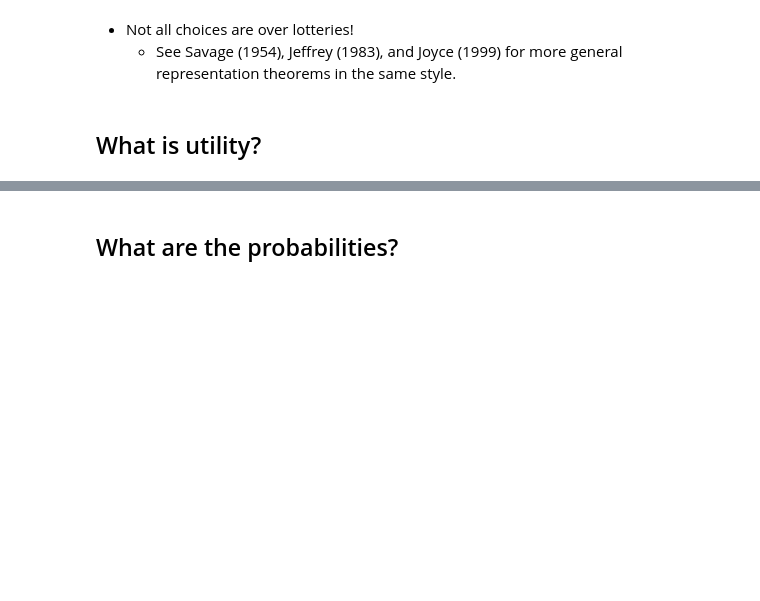
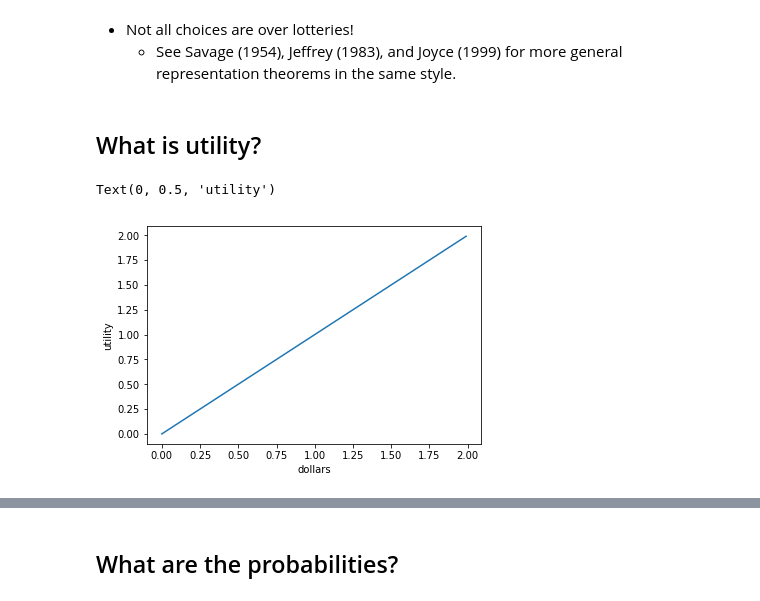
Before and after one commit to shanest/decisions-games-ai, a Jupyter notebook: 2_Decisions_Risk.ipynb, the cells around one changed output, grey strips where cells are left out. Saved outputs shown, nothing was run; the diff lists cells and outputs as text; code cells hidden in the pictures; blank space fills up the shorter version.

```diff
--- a/2_Decisions_Risk.ipynb
+++ b/2_Decisions_Risk.ipynb
@@ -241,0 +246,9 @@ What is utility?
+# %%
+dollars = np.arange(0, 2, 0.01)
+linear_utility = dollars
+plt.plot(dollars, linear_utility)
+plt.xlabel("dollars")
+plt.ylabel("utility")
+# %% [output]
+Text(0, 0.5, 'utility')
+[figure, added]
```
Also changed, not shown: parts of 21 cells of this notebook.
